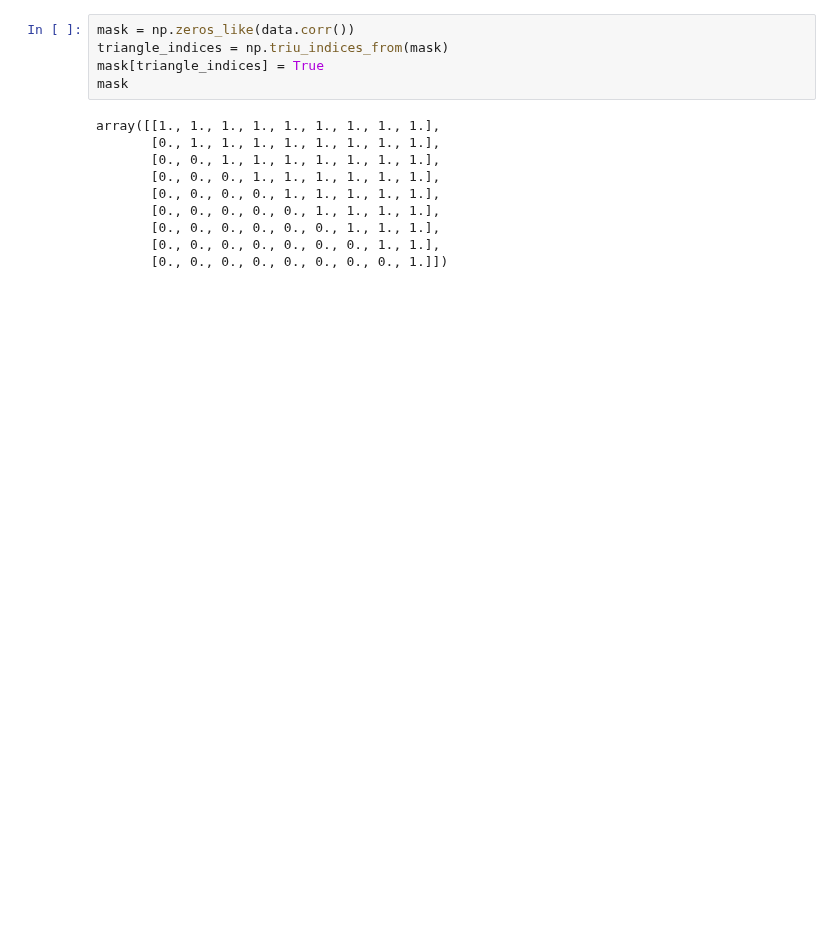
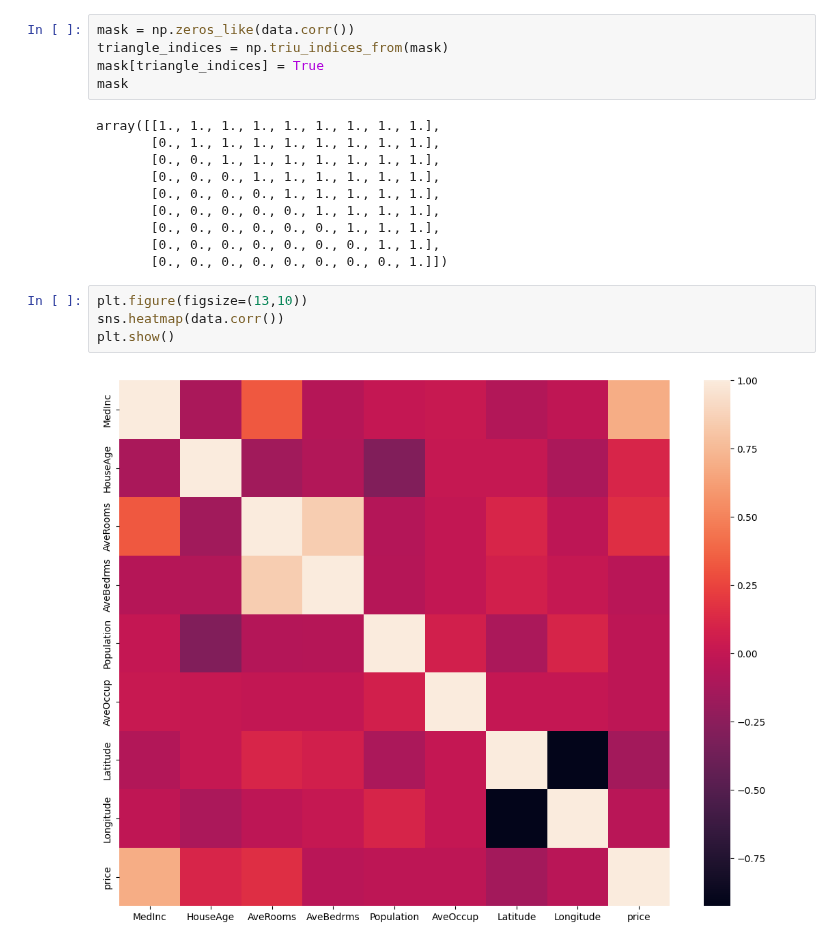
Before and after one commit to kuljeet234/house-prediction-, a Jupyter notebook: Multivariate regression.ipynb, the cells around one changed output. Saved outputs shown, nothing was run; the diff lists cells and outputs as text; blank space fills up the shorter version.

```diff
--- a/Multivariate regression.ipynb
+++ b/Multivariate regression.ipynb
@@ -278,3 +278,9 @@ array([[1., 1., 1., 1., 1., 1., 1., 1., 1.],
        [0., 0., 0., 0., 0., 0., 1., 1., 1.],
        [0., 0., 0., 0., 0., 0., 0., 1., 1.],
        [0., 0., 0., 0., 0., 0., 0., 0., 1.]])
+# %%
+plt.figure(figsize=(13,10))
+sns.heatmap(data.corr())
+plt.show()
+# %% [output]
+[figure, added]
```
